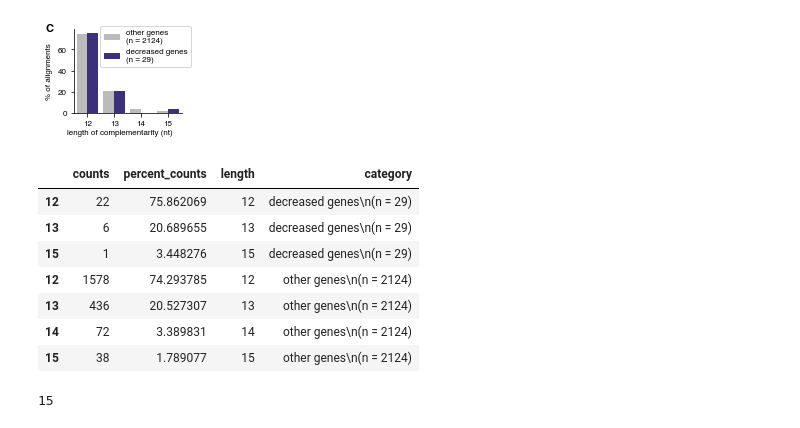
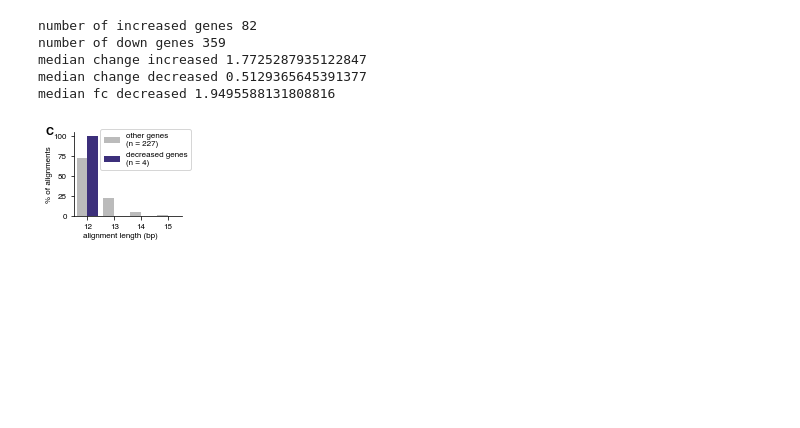
Before and after one commit to marykthompson/ribopop, a Jupyter notebook: jupyter_notebooks/fig_deseq_summary.ipynb, the cells around one changed output. Saved outputs shown, nothing was run; the diff lists cells and outputs as text; code cells hidden in the pictures; blank space fills up the shorter version.

```diff
--- a/jupyter_notebooks/fig_deseq_summary.ipynb
+++ b/jupyter_notebooks/fig_deseq_summary.ipynb
@@ -279,0 +255,32 @@ def add_gene(x):
+# %%
+#Get genes that are both not rRNAs and also have an assigned padj -- this means they must also have met an expression threshold
+#https://support.bioconductor.org/p/76144/
+#This explains that the genes with padj NA basically don't have high enough expression to be included.
+
+#get 'non-zero' genes (ones quantified well enough to have a non-NA padj)
+nz_df = deseq_df.dropna(subset = ['padj'])
+
+#get non-zero, non-ribo genes
+non_ribo_df = nz_df[nz_df['biotype'] != 'rRNA'].copy()
+
+decreased_genes = non_ribo_df[non_ribo_df['decreased']].index
+increased_genes = non_ribo_df[non_ribo_df['increased']].index
+other_genes = non_ribo_df[~non_ribo_df['decreased']].index
+
+nonzero_genes = non_ribo_df.index
+print('number non-zero genes', len(nonzero_genes))
+print('number of increased genes', len(increased_genes))
+print('number of down genes', len(decreased_genes))
+print('number of other/non-down genes', len(other_genes))
+
+#write non-zero genes to file to use for the Stellar homology search
+with open(os.path.join(outdir,'nonzero_genes.csv'), 'w') as f:
+    for i in nonzero_genes:
+        f.write(f'{i}\n')
+
+print('median change increased', 2**non_ribo_df.loc[increased_genes, 'log2FoldChange'].median())
+change_decreased = 2**non_ribo_df.loc[decreased_genes, 'log2FoldChange'].median()
+print('median change decreased', change_decreased)
+print('median fc decreased', 1/change_decreased)
+
+print('percent of non-zero genes decreased', len(decreased_genes)*100/len(nonzero_genes))
@@ -280 +296,19 @@ def add_gene(x):
+# %%
+#Alternative values if padj cutoff = 0.05
+increased_genes2 = non_ribo_df[non_ribo_df['increased_0.05']].index
+decreased_genes2 = non_ribo_df[non_ribo_df['decreased_0.05']].index
+
+print('number of increased genes', len(increased_genes2))
+print('number of down genes', len(decreased_genes2))
+
+print('median change increased', 2**non_ribo_df.loc[increased_genes2, 'log2FoldChange'].median())
+change_decreased = 2**non_ribo_df.loc[decreased_genes2, 'log2FoldChange'].median()
+print('median change decreased', change_decreased)
+print('median fc decreased', 1/change_decreased)
+# %% [output]
+number of increased genes 82
+number of down genes 359
+median change increased 1.7725287935122847
+median change decreased 0.5129365645391377
+median fc decreased 1.9495588131808816
 # %%
@@ -302,39 +336,24 @@ txt_count_df = pd.concat([txt_count_down, txt_count_other])
 # %%
-#Plot matches in genome of matches to genes decreased after depletion vs. other genes
+#Plot matches to genes decreased after depletion vs. other genes using Blast results
 panel_name = '5C'
 
 plot = Plotter(corners = [0.19, 0.24, 0.71, 0.71], figsize = (sfig*1.3, sfig))
 plot.nudge_corners(left = True)
 plot.setup_axis()
 
 plot.ax = sns.barplot(x = 'length', y = 'percent_counts',
-                      hue_order = [txt_other_label, txt_down_label],
-                      hue = 'category', data = txt_count_df,
+                      hue_order = [gene_other_label, gene_down_label],
+                      hue = 'category', data = gene_count_df,
                       palette = [color_dict['grey'], color_dict['indigo']],
                       ax = plot.ax)
 
+
 plot.set_ylabel('% of alignments')
-plot.set_xlabel('length of complementarity (nt)', nudge = (-0.05, 0))
+plot.set_xlabel('alignment length (bp)', nudge = (-0.05, 0))
 
 leg = plot.ax.get_legend().set_visible(False)
 plot.ax.legend(loc = 3, ncol = 1, fontsize = label_fontsize, bbox_to_anchor=(0.21, 0.5, 1.45, .102))
 plot.add_letter('C')
-plt.savefig(os.path.join(outdir, '{}.png'.format(panel_name)), dpi = 600)
+plt.savefig(os.path.join(outdir, '{}.{}'.format(panel_name, outfmt)), dpi = 600)
 # %% [output]
-[figure, old version]
+[figure, new version]
-# %%
-txt_count_df
-# %% [output]
-|  | counts | percent_counts | length | category |
-| 12 | 22 | 75.862069 | 12 | decreased genes\n(n = 29) |
-| 13 | 6 | 20.689655 | 13 | decreased genes\n(n = 29) |
-| 15 | 1 | 3.448276 | 15 | decreased genes\n(n = 29) |
-| 12 | 1578 | 74.293785 | 12 | other genes\n(n = 2124) |
-| 13 | 436 | 20.527307 | 13 | other genes\n(n = 2124) |
-| 14 | 72 | 3.389831 | 14 | other genes\n(n = 2124) |
-| 15 | 38 | 1.789077 | 15 | other genes\n(n = 2124) |
-# %%
-#We're getting exact matches of lowest length tested for every probe, so we have set E-value cutoff high enough
-len(ident_df.loc[ident_df['length'] == 12, 'qseqid'].unique())
-# %% [output]
-15
```
Also changed, not shown: parts of 23 cells of this notebook, 25 other files.
